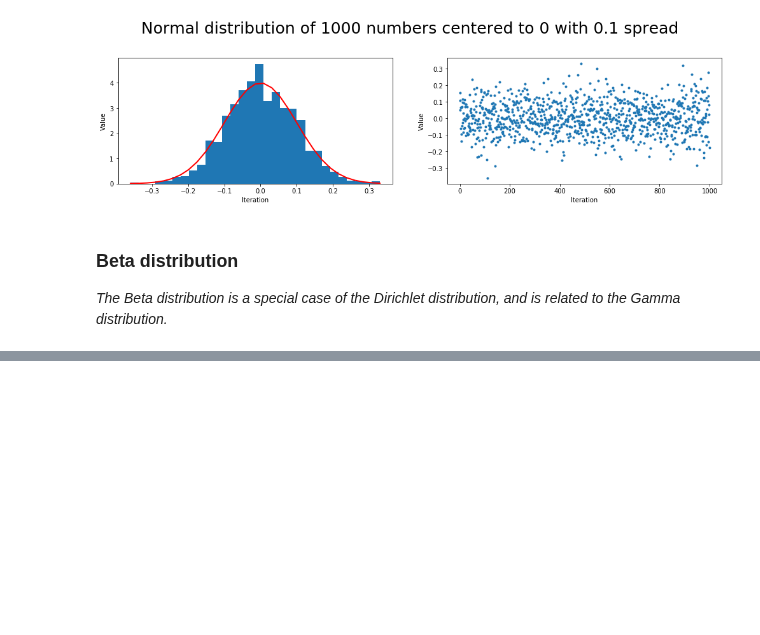
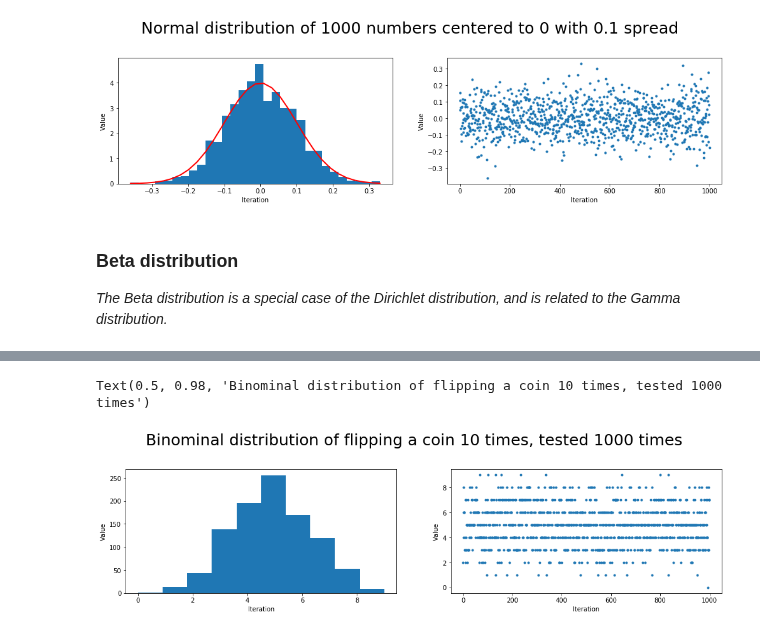
Before and after one commit to mxsxs2/Emerging-Technologies-Project, a Jupyter notebook: notebooks/Numpy Random.ipynb, the cells around one changed output, grey strips where cells are left out. Drawn from its saved outputs; the diff is of its cells as text; code cells hidden in the pictures; blank space fills up the shorter version.

Commit message:
Add binominal distribution

```diff
--- a/notebooks/Numpy Random.ipynb
+++ b/notebooks/Numpy Random.ipynb
@@ -427,0 +432,22 @@ Text(0.5, 0.98, 'Beta distribution of 1000 numbers with alpha 0.5 and beta 0.5')
+# %%
+n, p = 10, 0.5 # number of trials, probability of each trial
+dp = np.random.binomial(n, p, 1000)
+# %%
+#Create figure
+fig = plt.figure(figsize=(17,8))
+p=fig.add_subplot(221)
+#Cretae histogram
+p.hist(dp)
+p.set_xlabel("Iteration")
+p.set_ylabel("Value")
+
+p2=fig.add_subplot(222)
+#Create scatter digaram
+p2.plot(dp,'.')
+p2.set_xlabel("Iteration")
+p2.set_ylabel("Value")
+#Add label to the figure
+fig.suptitle("Binominal distribution of flipping a coin 10 times, tested 1000 times",fontsize=25)
+# %% [output]
+Text(0.5, 0.98, 'Binominal distribution of flipping a coin 10 times, tested 1000 times')
+[figure, added]
```
Also changed, not shown: parts of 3 cells of this notebook.
